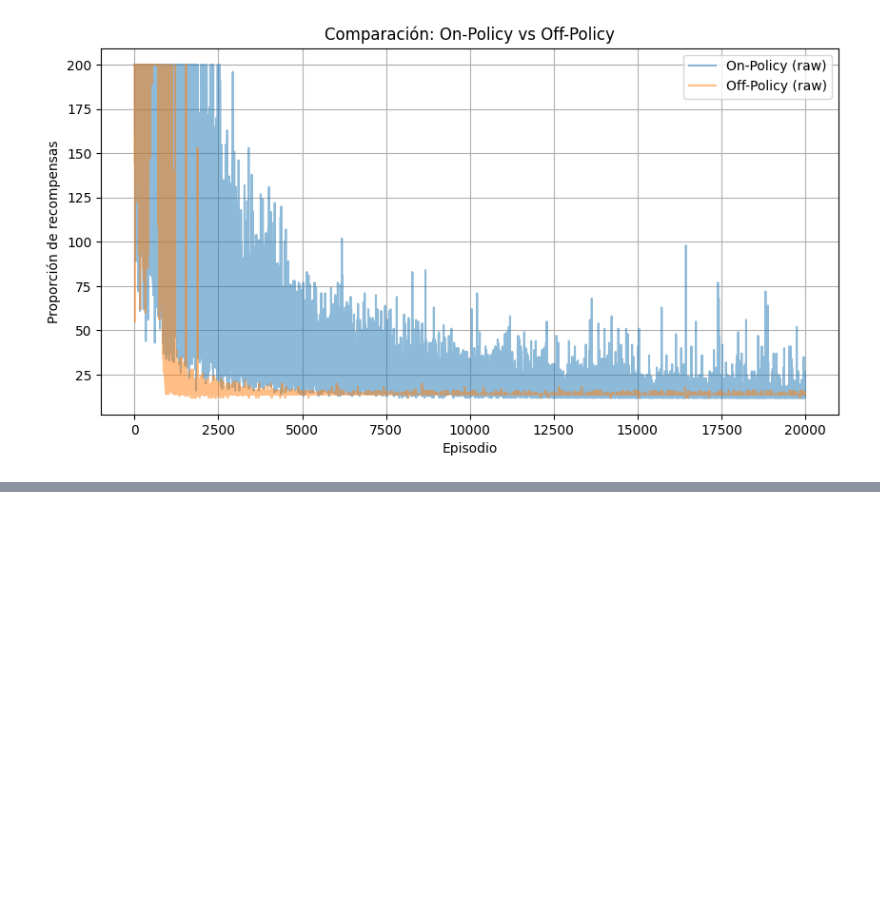
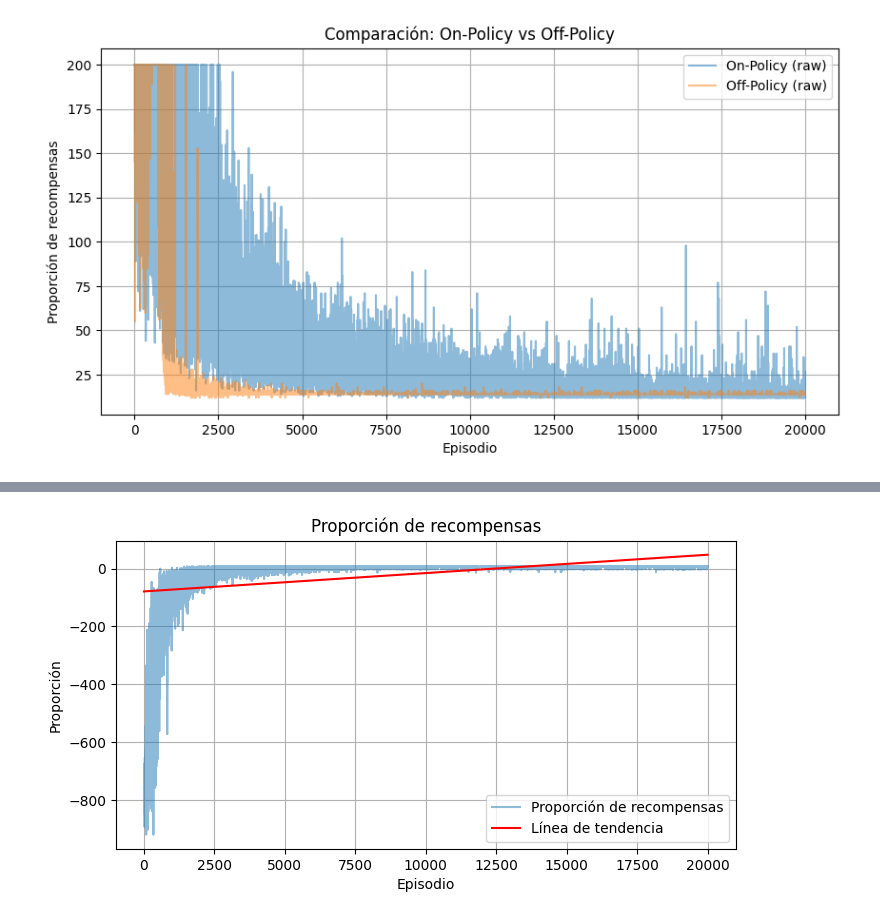
Before and after one commit to MrCharli03/RL_BFRRCE, a Jupyter notebook: NotebookTD.ipynb, the cells around one changed output, grey strips where cells are left out. Cells and saved outputs as stored; diff of their text form; code cells hidden in the pictures; blank space fills up the shorter version.

```diff
--- a/NotebookTD.ipynb
+++ b/NotebookTD.ipynb
@@ -938,0 +1147,17 @@ plot_comparison(episodes_sizes_sarsa, episodes_sizes_ql)
+# %%
+import torch.optim as optim
+import torch.nn as nn
+import torch
+import random
+
+class DQN(nn.Module):
+    def __init__(self, state_dim, action_dim):
+        super(DQN, self).__init__()
+        self.fc1 = nn.Linear(state_dim, 64)
+        self.fc2 = nn.Linear(64, 64)
+        self.fc3 = nn.Linear(64, action_dim)
+
+    def forward(self, x):
+        x = torch.relu(self.fc1(x))
+        x = torch.relu(self.fc2(x))
+        return self.fc3(x)  # No activación final (Q-values)
@@ -938,0 +1303,4 @@ plot_comparison(episodes_sizes_sarsa, episodes_sizes_ql)
+# %%
+plot(rewards_per_episode_dqn)  # Pass only rewards_per_episode
+# %% [output]
+[figure, added]
```
Also changed, not shown: parts of 42 cells of this notebook.
